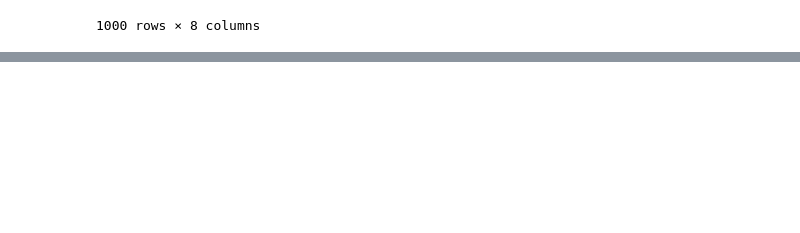
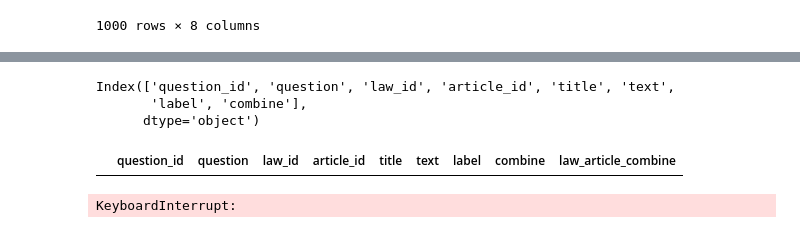
Before and after one commit to trongthanht3/vbpl_crawler, a Jupyter notebook: TrainingData.ipynb, the cells around one changed output, grey strips where cells are left out. Drawn from its saved outputs; the diff is of its cells as text; code cells hidden in the pictures; blank space fills up the shorter version.

```diff
--- a/TrainingData.ipynb
+++ b/TrainingData.ipynb
@@ -36,0 +184,31 @@ df_test
+# %%
+df_train.columns
+# %% [output]
+Index(['question_id', 'question', 'law_id', 'article_id', 'title', 'text',
+       'label', 'combine'],
+      dtype='object')
+# %%
+df_train_bm25 = pd.DataFrame(columns=['question_id', 'question', 'law_id', 'article_id', 'title', 'text',
+       'label', 'combine', 'law_article_combine'])
+df_train_bm25
+# %% [output]
+|  | question_id | question | law_id | article_id | title | text | label | combine | law_article_combine |
+# %%
+from tqdm import tqdm
+
+list_sample = []
+
+for i in tqdm(range(0, len(train_concat))):
+    res_bm25 = search_2(train_concat.at[i, 'question'], 4)
+    for res in res_bm25:
+        label = False
+        if res == train_concat.at[i, 'law_article_combine']:
+            label = True
+        list_sample.append({'question_id': '', 'question': train_concat.at[i, 'question'],
+                                    'law_id': res.split(' ')[0], 'article_id': train_concat.at[i, 'article_id'],
+                                    'title': '', 'text': '', 'label': label,
+                                'combine': df_corpus[df_corpus['law_article_combine']==res].iloc[0]['combine'],
+                                'law_article_combine': res})
+#         df_train_bm25 = pd.concat([df_train_bm25, temp_series])
+# %% [output]
+KeyboardInterrupt:
```
Also changed, not shown: parts of 17 cells of this notebook.
